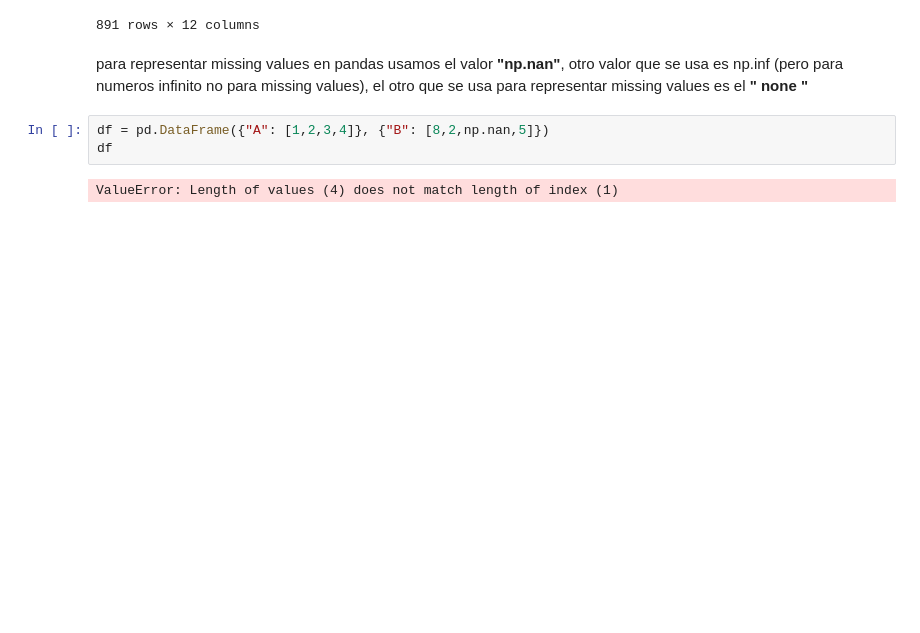
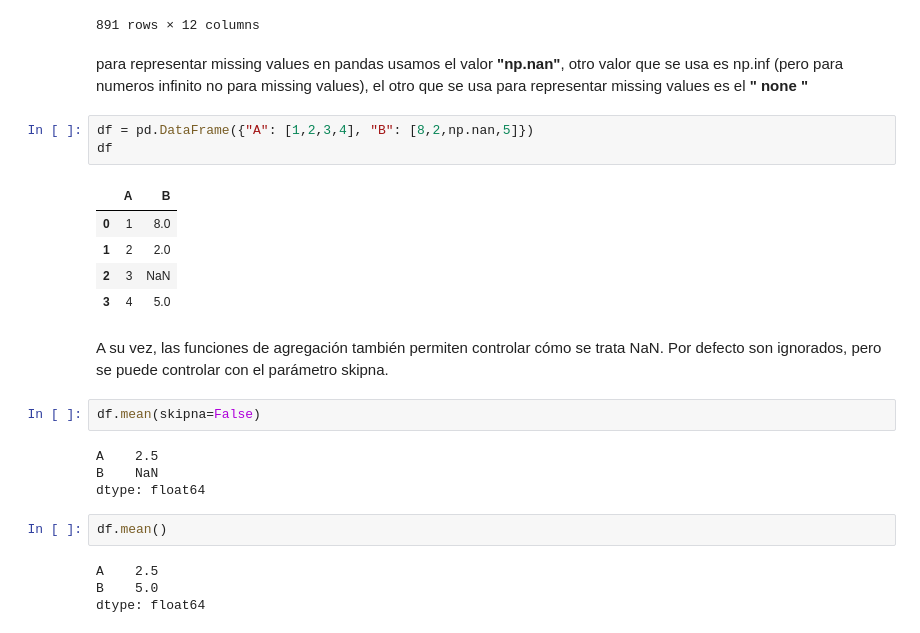
Before and after one commit to balthazar-bytes/Analisis-de-datos, a Jupyter notebook: teoria/modulo 5/missing_values.ipynb, the cells around one changed output. Drawn from its saved outputs; the diff is of its cells as text; blank space fills up the shorter version.

Commit message:
modulo 5 missing values

```diff
--- a/teoria/modulo 5/missing_values.ipynb
+++ b/teoria/modulo 5/missing_values.ipynb
@@ -27,7 +28,28 @@ df
 # %% [markdown]
 para representar missing values en pandas usamos el valor __"np.nan"__, otro valor que se usa es np.inf (pero para numeros infinito no para missing values), el otro que se usa para representar missing values es el __" none "__
 # %%
-df = pd.DataFrame({"A": [1,2,3,4]}, {"B": [8,2,np.nan,5]})
+df = pd.DataFrame({"A": [1,2,3,4], "B": [8,2,np.nan,5]})
 df
 # %% [output]
-ValueError: Length of values (4) does not match length of index (1)
+|  | A | B |
+| 0 | 1 | 8.0 |
+| 1 | 2 | 2.0 |
+| 2 | 3 | NaN |
+| 3 | 4 | 5.0 |
+# %% [markdown]
+A su vez, las funciones de agregación también
+permiten controlar cómo se trata NaN.
+Por defecto son ignorados, pero se puede controlar
+con el parámetro skipna.
+# %%
+df.mean(skipna=False)
+# %% [output]
+A    2.5
+B    NaN
+dtype: float64
+# %%
+df.mean()
+# %% [output]
+A    2.5
+B    5.0
+dtype: float64
```
Also changed, not shown: parts of 14 cells of this notebook.
